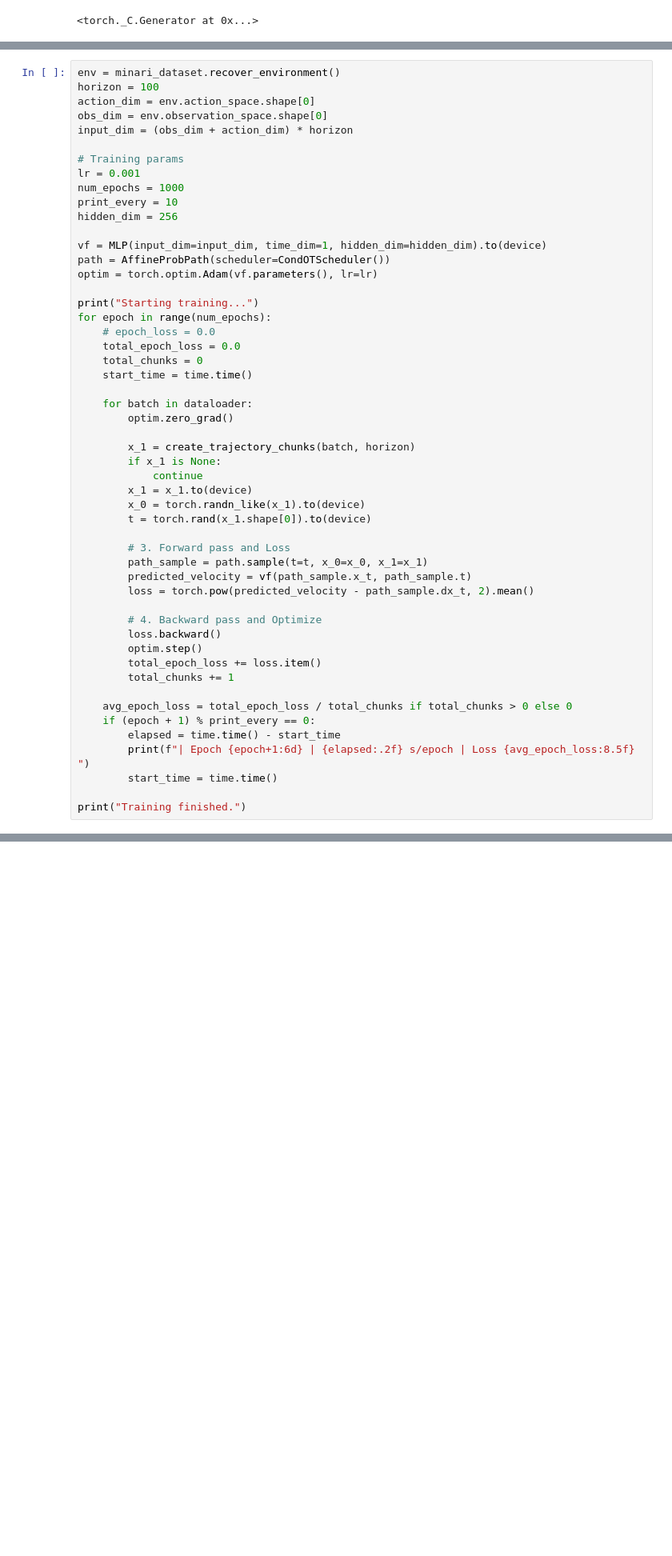
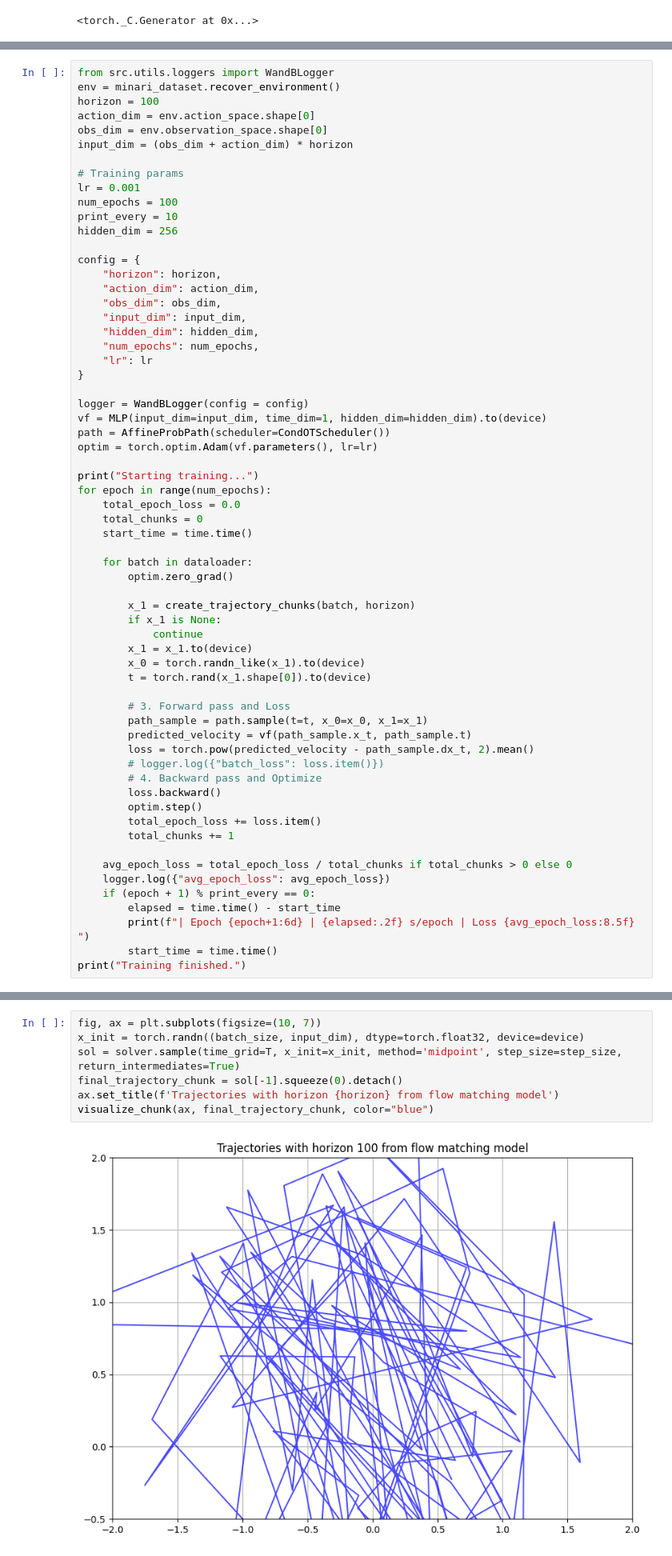
Before and after one commit to frankcholula/FRL-playground, a Jupyter notebook: src/notebooks/fm_bc.ipynb, the cells around one changed output, grey strips where cells are left out. Shown at 80% size. Drawn from its saved outputs; the diff is of its cells as text; blank space fills up the shorter version.

```diff
--- a/src/notebooks/fm_bc.ipynb
+++ b/src/notebooks/fm_bc.ipynb
@@ -156,4 +170,5 @@ import src.utils as utils
 # %%
+from src.utils.loggers import WandBLogger
 env = minari_dataset.recover_environment()
 horizon = 100
 action_dim = env.action_space.shape[0]
@@ -162,17 +177,27 @@ input_dim = (obs_dim + action_dim) * horizon
 
 # Training params
 lr = 0.001
-num_epochs = 1000
+num_epochs = 100
 print_every = 10
 hidden_dim = 256
 
+config = {
+    "horizon": horizon,
+    "action_dim": action_dim,
+    "obs_dim": obs_dim,
+    "input_dim": input_dim,
+    "hidden_dim": hidden_dim,
+    "num_epochs": num_epochs,
+    "lr": lr
+}
+
+logger = WandBLogger(config = config)
 vf = MLP(input_dim=input_dim, time_dim=1, hidden_dim=hidden_dim).to(device)
 path = AffineProbPath(scheduler=CondOTScheduler())
 optim = torch.optim.Adam(vf.parameters(), lr=lr)
 
 print("Starting training...")
 for epoch in range(num_epochs):
-    # epoch_loss = 0.0
     total_epoch_loss = 0.0
     total_chunks = 0
     start_time = time.time()
@@ -191,7 +216,7 @@ for epoch in range(num_epochs):
         path_sample = path.sample(t=t, x_0=x_0, x_1=x_1)
         predicted_velocity = vf(path_sample.x_t, path_sample.t)
         loss = torch.pow(predicted_velocity - path_sample.dx_t, 2).mean()
-
+        # logger.log({"batch_loss": loss.item()})
         # 4. Backward pass and Optimize
         loss.backward()
         optim.step()
@@ -199,10 +224,10 @@ for epoch in range(num_epochs):
         total_chunks += 1
 
     avg_epoch_loss = total_epoch_loss / total_chunks if total_chunks > 0 else 0
+    logger.log({"avg_epoch_loss": avg_epoch_loss})
     if (epoch + 1) % print_every == 0:
         elapsed = time.time() - start_time
         print(f"| Epoch {epoch+1:6d} | {elapsed:.2f} s/epoch | Loss {avg_epoch_loss:8.5f} ")
         start_time = time.time()
-
 print("Training finished.")
 # %% [output]
@@ -248,0 +272,9 @@ torch.Size([10, 1, 1000])
+# %%
+fig, ax = plt.subplots(figsize=(10, 7))
+x_init = torch.randn((batch_size, input_dim), dtype=torch.float32, device=device)
+sol = solver.sample(time_grid=T, x_init=x_init, method='midpoint', step_size=step_size, return_intermediates=True)
+final_trajectory_chunk = sol[-1].squeeze(0).detach()
+ax.set_title(f'Trajectories with horizon {horizon} from flow matching model')
+visualize_chunk(ax, final_trajectory_chunk, color="blue")
+# %% [output]
+[figure, added]
```
Also changed, not shown: parts of 11 cells of this notebook, 2 other files.
